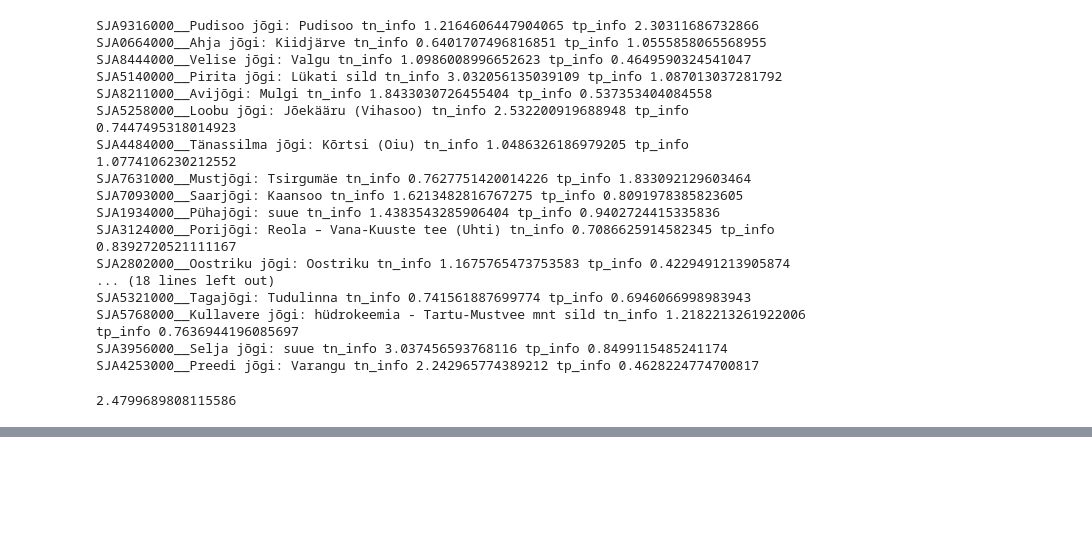
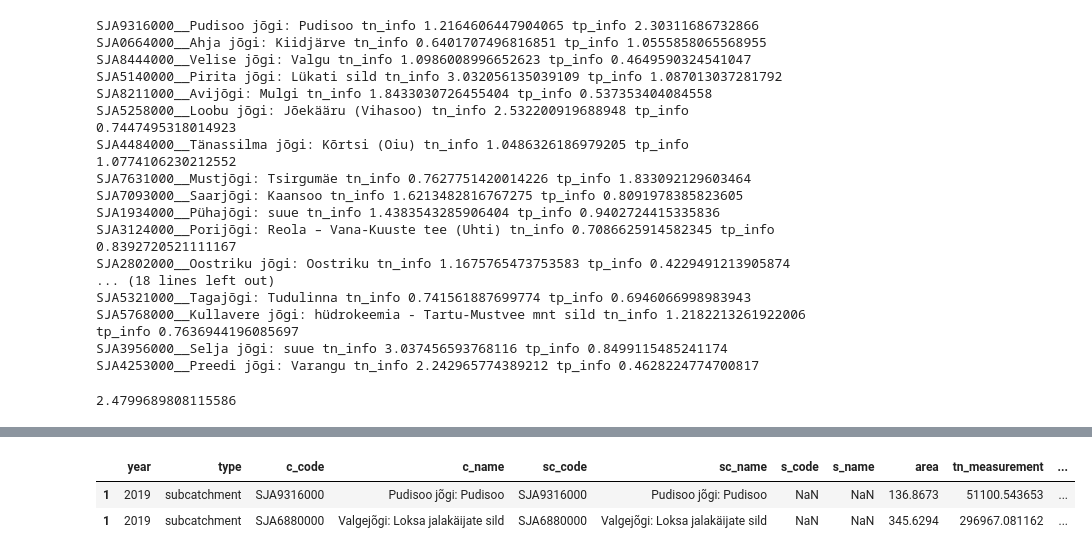
Before and after one commit to LandscapeGeoinformatics/estmodel_test, a Jupyter notebook: estmodel_eval.ipynb, the cells around one changed output, grey strips where cells are left out. Drawn from its saved outputs; the diff is of its cells as text; code cells hidden in the pictures; blank space fills up the shorter version.

```diff
--- a/estmodel_eval.ipynb
+++ b/estmodel_eval.ipynb
@@ -821,0 +868,36 @@ tn_info
+# %%
+import tempfile
+import shutil
+
+per_catch_data = []
+
+with tempfile.TemporaryDirectory() as tmpdirname:
+    print('created temporary directory', tmpdirname)
+
+    for idx, catch_row in hydchem_catchs.iterrows():
+
+        try:
+            with open(f"data/{catch_row['kkr_kood']}_response.json", encoding='utf-8') as file:
+                testdata = json.load(file)[0]
+
+                result_df = prep_csv_output(testdata, temp_dir=tmpdirname)
+                # extract estimates of fluxes from returned json
+                result_df_head = extract_from_the_top(result_df)
+                # display(result_df_head)
+                per_catch_data.append(result_df_head)
+        except Exception as ex:
+            print(catch_row)
+            print(ex)
+
+try:
+    shutil.rmtree(tmpdirname)
+    print('deleted temporary directory', tmpdirname)
+except:
+    print('Error while deleting directory')
+# %%
+est_model_data = pd.concat(per_catch_data, axis=0)
+est_model_data.head(2)
+# %% [output]
+|  | year | type | c_code | c_name | sc_code | sc_name | s_code | s_name | area | tn_measurement | ... |
+| 1 | 2019 | subcatchment | SJA9316000 | Pudisoo jõgi: Pudisoo | SJA9316000 | Pudisoo jõgi: Pudisoo | NaN | NaN | 136.8673 | 51100.543653 | ... |
+| 1 | 2019 | subcatchment | SJA6880000 | Valgejõgi: Loksa jalakäijate sild | SJA6880000 | Valgejõgi: Loksa jalakäijate sild | NaN | NaN | 345.6294 | 296967.081162 | ... |
```
Also changed, not shown: parts of 7 cells of this notebook.
